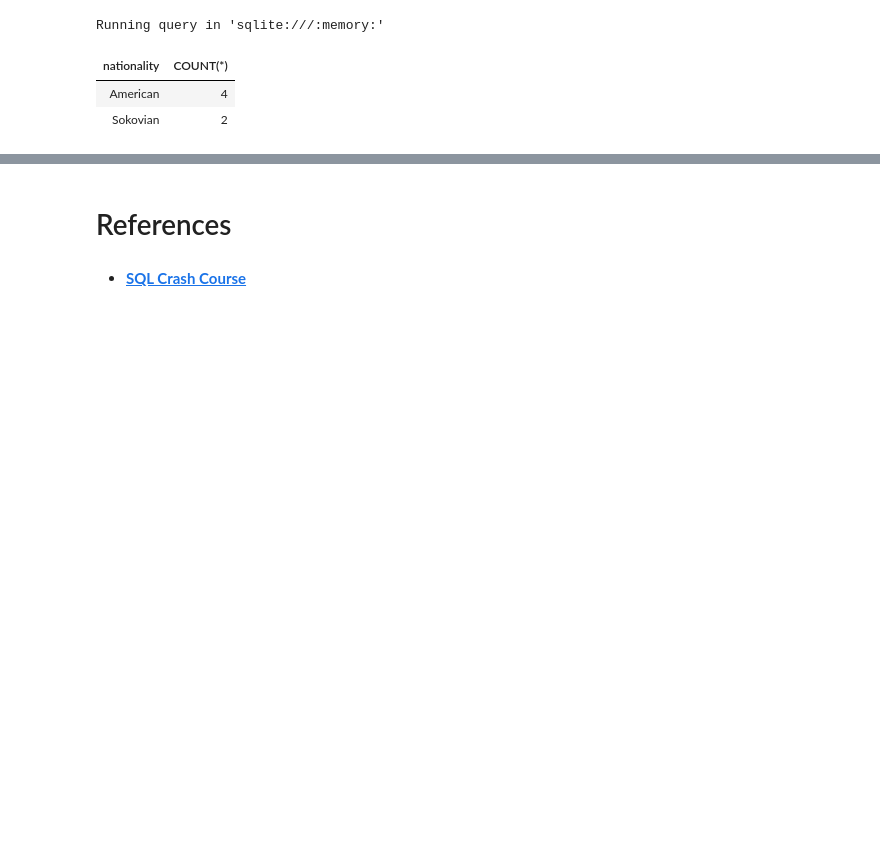
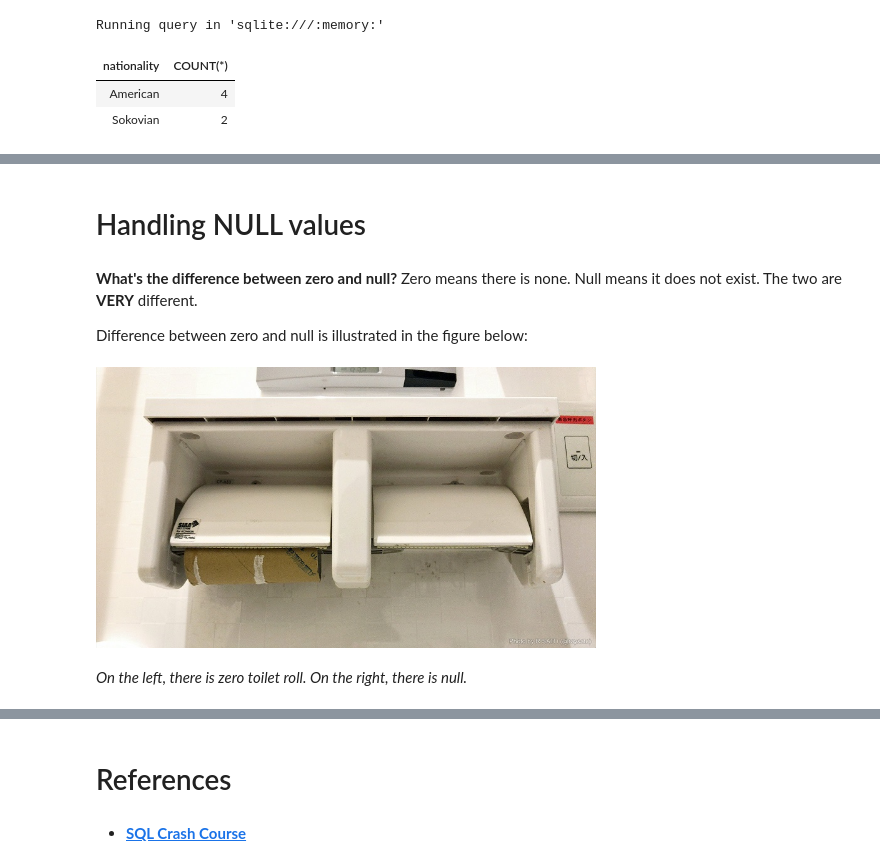
Before and after one commit to ancilcleetus/My-Learning-Journey-in-AI, a Jupyter notebook: Tools/SQL_Crash_Course.ipynb, the cells around one changed output, grey strips where cells are left out. Drawn from its saved outputs; the diff is of its cells as text; code cells hidden in the pictures; blank space fills up the shorter version.

Commit message:
Added 'Handling NULL values' in SQL_Crash_Course.ipynb

```diff
--- a/Tools/SQL_Crash_Course.ipynb
+++ b/Tools/SQL_Crash_Course.ipynb
@@ -736,3 +737,16 @@ Running query in 'sqlite:///:memory:'
 | Sokovian | 2 |
 # %% [markdown]
 ![rainbow](https://github.com/ancilcleetus/My-Learning-Journey/assets/25684256/839c3524-2a1d-4779-85a0-83c562e1e5e5)
+# %% [markdown]
+# Handling NULL values
+# %% [markdown]
+**What's the difference between zero and null?** Zero means there is none. Null means it does not exist. The two are **VERY** different.
+
+Difference between zero and null is illustrated in the figure below:
+# %%
+from IPython.display import Image, display, Markdown
+display(Image(filename="data/images/SQL_Crash_Course_01.jpg", width=500))
+display(Markdown("*On the left, there is zero toilet roll. On the right, there is null.*"))
+# %% [output]
+[figure, added]
+*On the left, there is zero toilet roll. On the right, there is null.*
```
Also changed, not shown: parts of 5 cells of this notebook, 1 other file.
